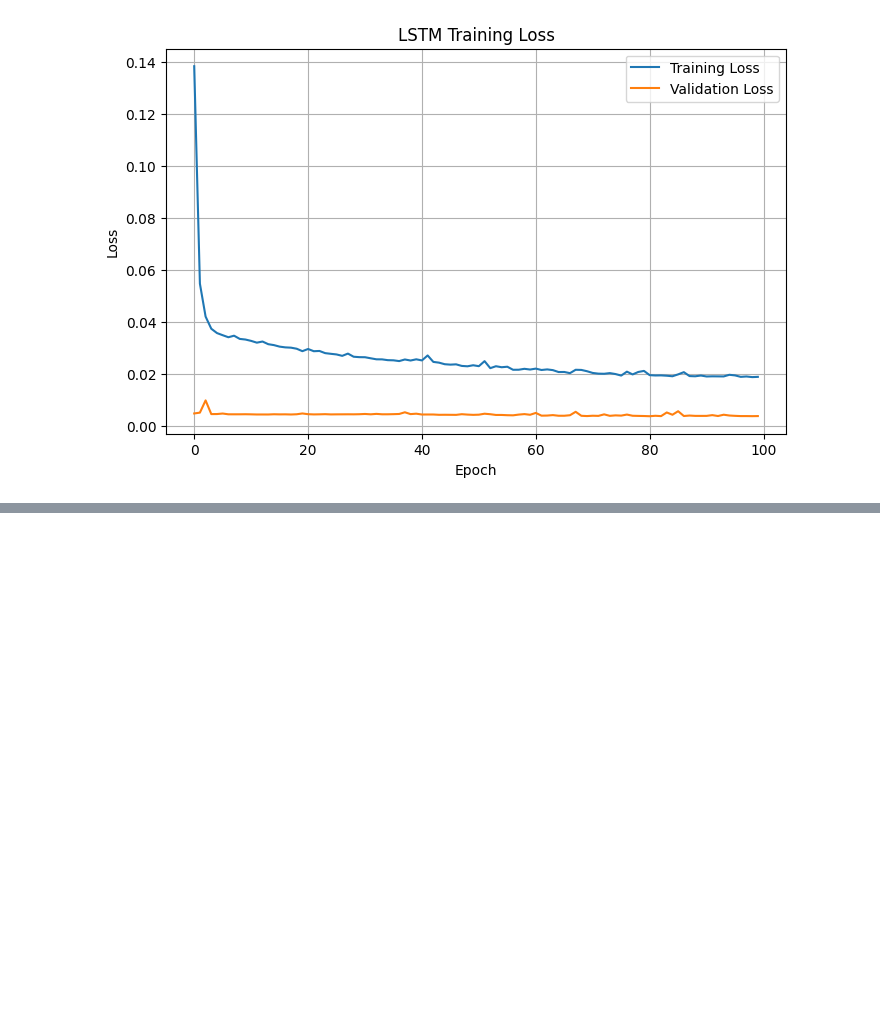
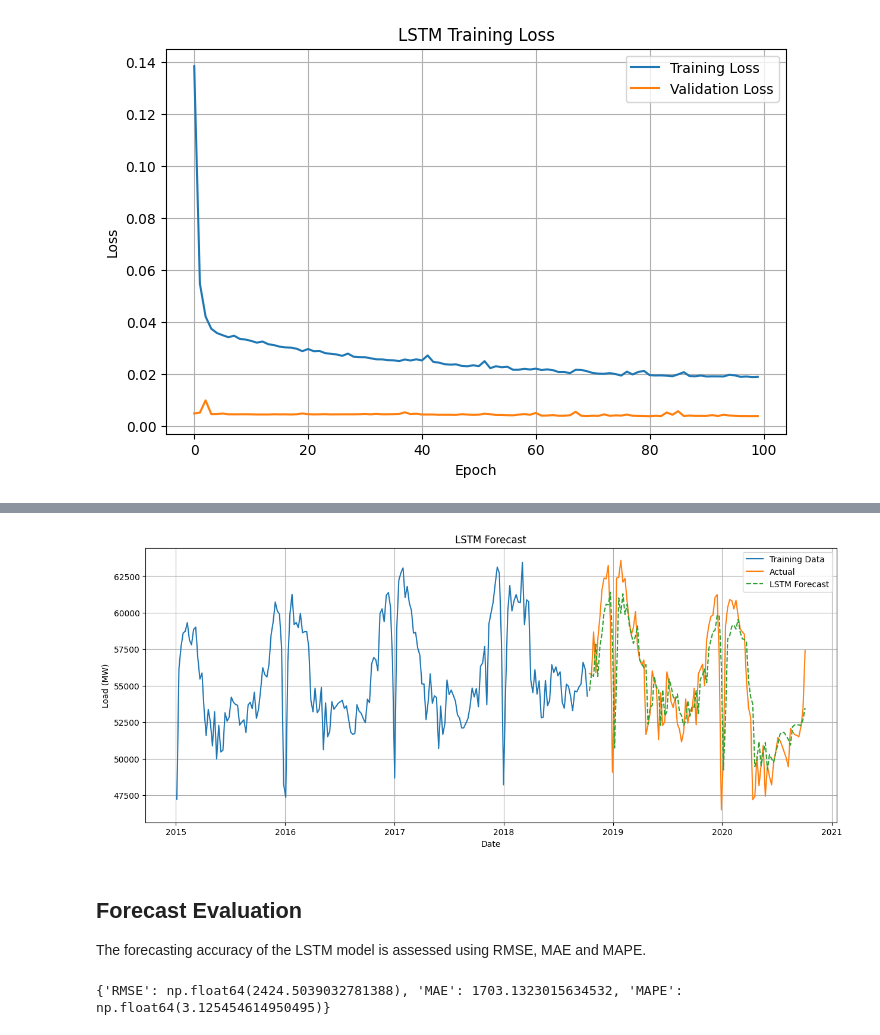
Before and after one commit to dekshinaudayan/german-electricity-demand-forecasting, a Jupyter notebook: notebooks/07_LSTM_Model.ipynb, the cells around one changed output, grey strips where cells are left out. Drawn from its saved outputs; the diff is of its cells as text; code cells hidden in the pictures; blank space fills up the shorter version.

Commit message:
Complete LSTM forecasting model implementation

```diff
--- a/notebooks/07_LSTM_Model.ipynb
+++ b/notebooks/07_LSTM_Model.ipynb
@@ -233,0 +238,4 @@ plt.show()
+# %%
+# Generate forecasts
+
+predictions = model.predict(X_test)
@@ -233,0 +244,64 @@ plt.show()
+# %%
+# Convert forecasts back to original scale
+
+predictions = scaler.inverse_transform(predictions)
+
+y_actual = scaler.inverse_transform(y_test)
+# %%
+# Plot forecasts
+
+plt.figure(figsize=(15,6))
+
+plt.plot(
+    train.index,
+    train["load"],
+    label="Training Data"
+)
+
+plt.plot(
+    test.index,
+    test["load"],
+    label="Actual"
+)
+
+plt.plot(
+    test.index,
+    predictions.flatten(),
+    linestyle="--",
+    label="LSTM Forecast"
+)
+
+plt.title("LSTM Forecast")
+
+plt.xlabel("Date")
+
+plt.ylabel("Load (MW)")
+
+plt.legend()
+
+plt.grid(True)
+
+plt.savefig(
+    "lstm_forecast.png",
+    dpi=300,
+    bbox_inches="tight"
+)
+
+plt.show()
+# %% [output]
+[figure, added]
+# %% [markdown]
+## Forecast Evaluation
+
+The forecasting accuracy of the LSTM model is assessed using RMSE, MAE and MAPE.
+# %%
+# Calculate evaluation metrics
+
+lstm_metrics = evaluate_forecast(
+    test["load"],
+    predictions.flatten()
+)
+
+print(lstm_metrics)
+# %% [output]
+{'RMSE': np.float64(2424.5039032781388), 'MAE': 1703.1323015634532, 'MAPE': np.float64(3.125454614950495)}
```
Also changed, not shown: parts of 4 cells of this notebook.
